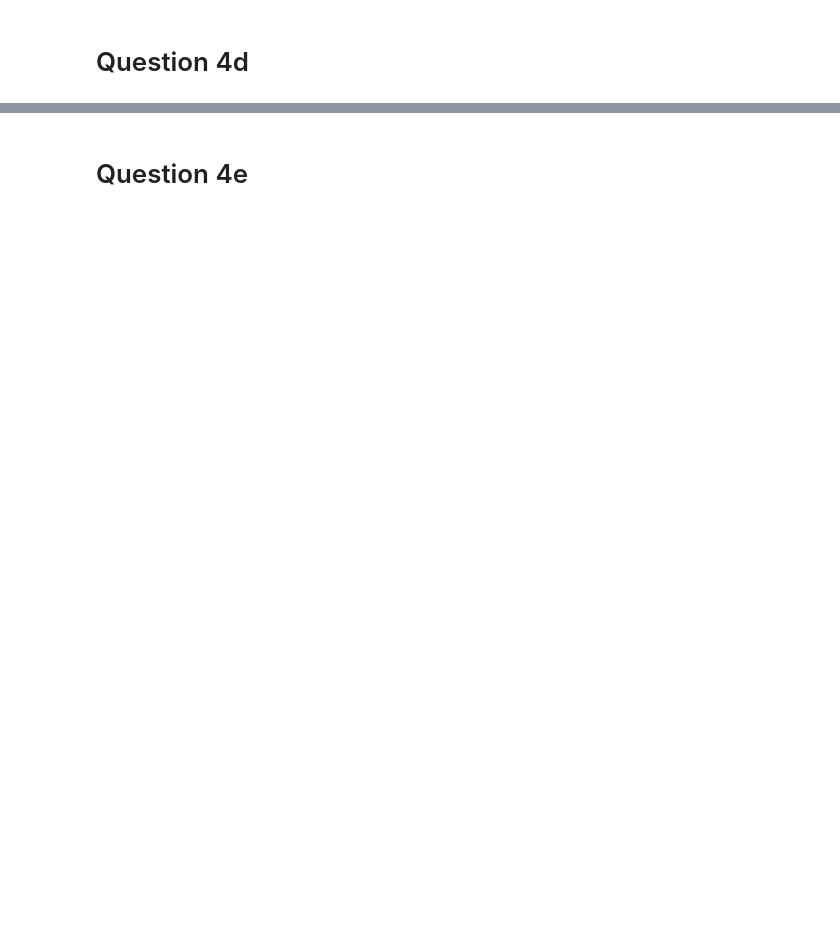
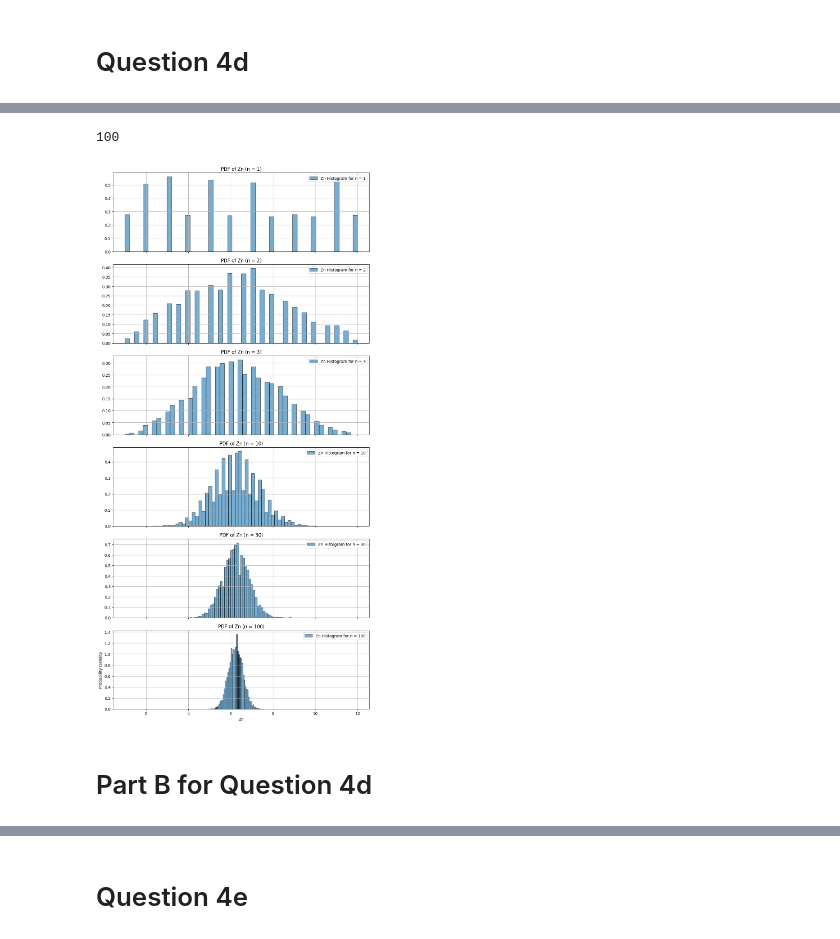
Before and after one commit to Dauniel/ece_engr_131A_project, a Jupyter notebook: project.ipynb, the cells around one changed output, grey strips where cells are left out. Saved outputs shown, nothing was run; the diff lists cells and outputs as text; code cells hidden in the pictures; blank space fills up the shorter version.

```diff
--- a/project.ipynb
+++ b/project.ipynb
@@ -702,0 +706,49 @@ Part A for Question 4d
+# %%
+t = 10**4
+n_values = [1, 2, 3, 10, 30, 100]
+sides = 12
+
+primes = [2, 3, 5, 7, 11]
+prime_probability = 2 / (2*len(primes) + (sides - len(primes)))
+non_prime_probability = 1 / (2*len(primes) + (sides - len(primes)))
+
+probabilities = []
+
+for i in range(1, sides + 1):
+    if i in primes:
+        probabilities.append(prime_probability)
+    else:
+        probabilities.append(non_prime_probability)
+
+
+mean_die = 0
+for i, prob in enumerate(probabilities, 1):
+    mean_die += i * prob
+
+variance_die = 0
+for i, prob in enumerate(probabilities, 1):
+    variance_die += prob * ((i-mean_die)**2)
+
+print(n)
+
+fig, axes = plt.subplots(len(n_values), figsize=(10, 20), sharex=True)
+
+for i, n in enumerate(n_values):
+    Zn_samples = np.random.choice(range(1, sides+1), size=(t, n), p=probabilities).mean(axis=1)
+    Standard_Deviation_Zn = np.sqrt(variance_die / n)
+
+    axes[i].hist(Zn_samples, bins=50, density=True, alpha=0.6, label=f'Zn Histogram for n = {n}', align='mid', edgecolor='black')
+    axes[i].legend()
+    axes[i].set_title(f'PDF of Zn (n = {n})')
+    axes[i].grid(True)
+
+plt.xlabel('Zn')
+plt.ylabel('Probability Density')
+
+plt.tight_layout()
+plt.show()
+# %% [output]
+100
+[figure, added]
+# %% [markdown]
+<h1> Part B for Question 4d </h1>
```
Also changed, not shown: parts of 18 cells of this notebook, 1 other file.
